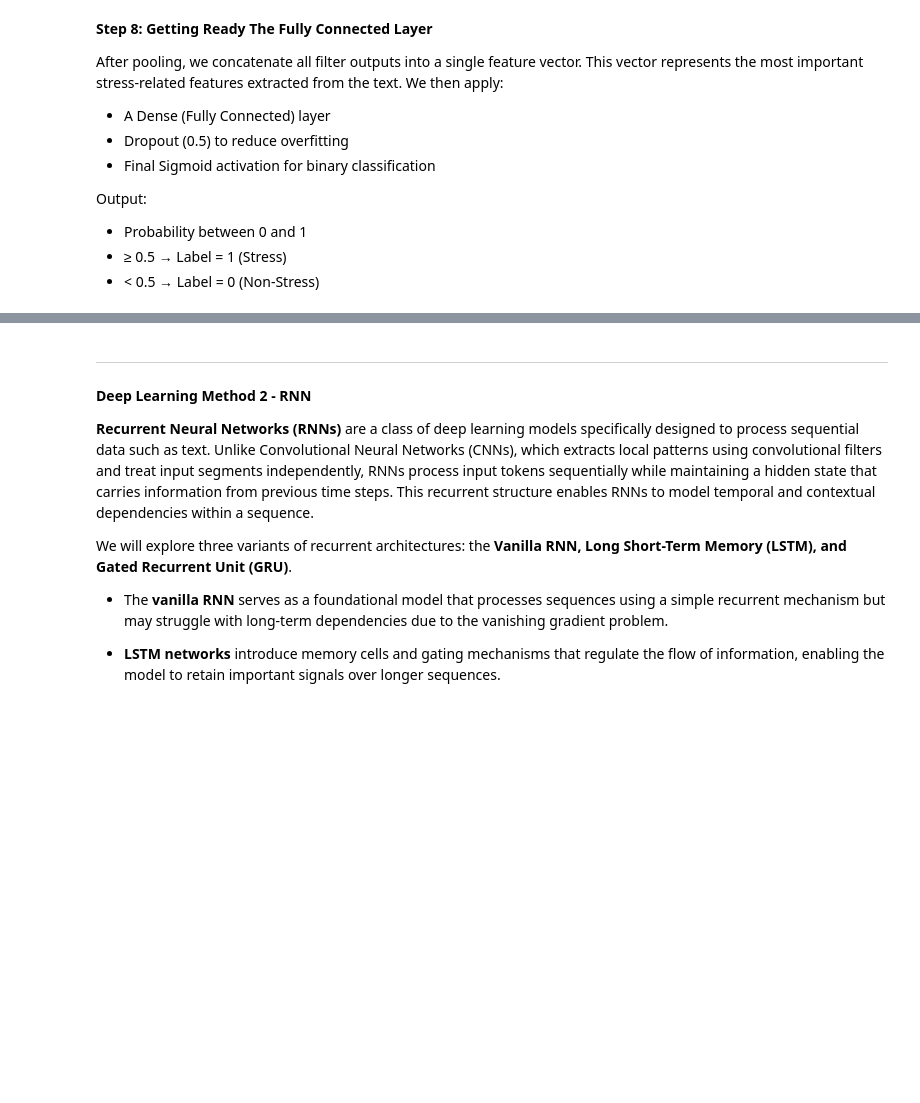
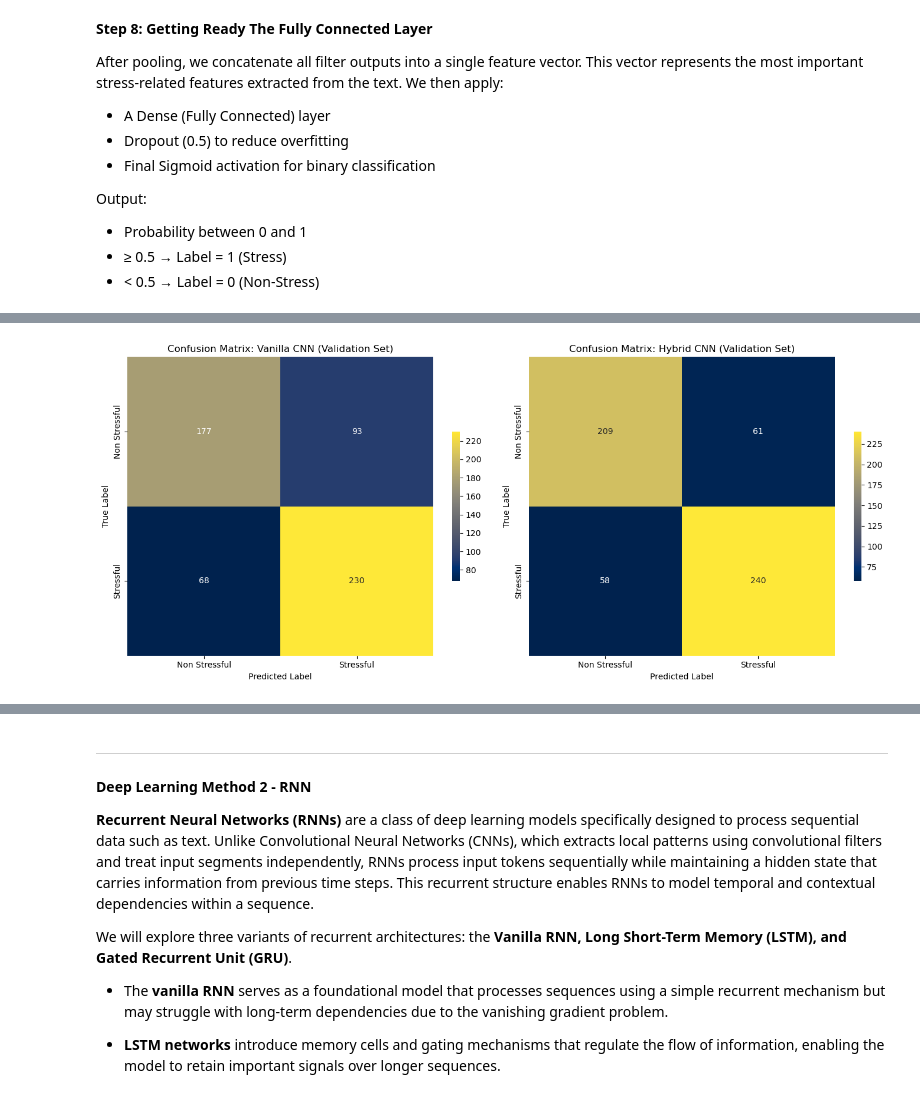
Before and after one commit to tadamaen/DSA4262, a Jupyter notebook: DSA4262 Individual Assignment 2/DSA4262 Individual Assignment 2.ipynb, the cells around one changed output, grey strips where cells are left out. Cells and saved outputs as stored; diff of their text form; code cells hidden in the pictures; blank space fills up the shorter version.

```diff
--- a/DSA4262 Individual Assignment 2/DSA4262 Individual Assignment 2.ipynb
+++ b/DSA4262 Individual Assignment 2/DSA4262 Individual Assignment 2.ipynb
@@ -4070,8 +4082,8 @@ for epoch in range(epochs):
         texts = texts.to(device)
         labels = labels.to(device).unsqueeze(1)
         optimizer.zero_grad()
-        outputs = model_cnn(texts)
-        loss = criterion(outputs, labels)
+        logits = model_cnn(texts)
+        loss = criterion(logits, labels)
         loss.backward()
         optimizer.step()
         total_loss += loss.item()
@@ -4125,9 +4138,7 @@ class Hybrid_CNN(nn.Module):
     def __init__(self, vocab_size, embedding_dim, num_structured_features):
         super(Hybrid_CNN, self).__init__()
         self.embedding = nn.Embedding(vocab_size, embedding_dim, padding_idx=0)
-        self.convs = nn.ModuleList([nn.Conv1d(embedding_dim, 100, 3),
-                                    nn.Conv1d(embedding_dim, 100, 4),
-                                    nn.Conv1d(embedding_dim, 100, 5)])
+        self.convs = nn.ModuleList([nn.Conv1d(embedding_dim, 100, 3), nn.Conv1d(embedding_dim, 100, 4),nn.Conv1d(embedding_dim, 100, 5)])
         self.text_dropout = nn.Dropout(0.5)
         self.struct_fc = nn.Linear(num_structured_features, 64)
         self.final_fc = nn.Linear(300 + 64, 1)
@@ -4141,8 +4152,8 @@ class Hybrid_CNN(nn.Module):
         text_features = self.text_dropout(text_features)
         structured_features = F.relu(self.struct_fc(structured))
         combined = torch.cat((text_features, structured_features), dim=1)
-        output = torch.sigmoid(self.final_fc(combined))
-        return output
+        logits = self.final_fc(combined)
+        return logits
 # %%
 # Setting A Seed (To Ensure No Changes In F1 Score When Code Is Run)
 def set_seed(seed=0):
@@ -4215,8 +4235,8 @@ for epoch in range(epochs):
         structured = structured.to(device)
         labels = labels.to(device).unsqueeze(1)
         optimizer.zero_grad()
-        outputs = model_hybrid(texts, structured)
-        loss = criterion(outputs, labels)
+        logits = model_hybrid(texts, structured)
+        loss = criterion(logits, labels)
         loss.backward()
         optimizer.step()
         total_loss += loss.item()
@@ -4266,0 +4324,23 @@ Having established the effectiveness of the hybrid CNN approach, we will now exp
+# %%
+# Compute confusion matrices
+cm_vanilla = confusion_matrix(y_val_labels_vanilla, y_val_pred_vanilla)
+cm_hybrid = confusion_matrix(y_val_labels_hybrid, y_val_pred_hybrid)
+
+cms = [cm_vanilla, cm_hybrid]
+titles = ['Vanilla CNN', 'Hybrid CNN']
+class_names = ['Non Stressful', 'Stressful']
+
+# Plot The Confusion Matrices
+fig, axes = plt.subplots(1, 2, figsize=(14, 6))
+for ax, cm, title in zip(axes, cms, titles):
+    sns.heatmap(cm, annot=True, fmt='d', ax=ax, cmap='cividis',
+                xticklabels=class_names, yticklabels=class_names,
+                cbar=True, cbar_kws={'shrink':0.5})
+    ax.set_xlabel('Predicted Label')
+    ax.set_ylabel('True Label')
+    ax.set_title(f'Confusion Matrix: {title} (Validation Set)')
+
+plt.tight_layout()
+plt.show()
+# %% [output]
+[figure, added]
```
Also changed, not shown: parts of 99 cells of this notebook.
